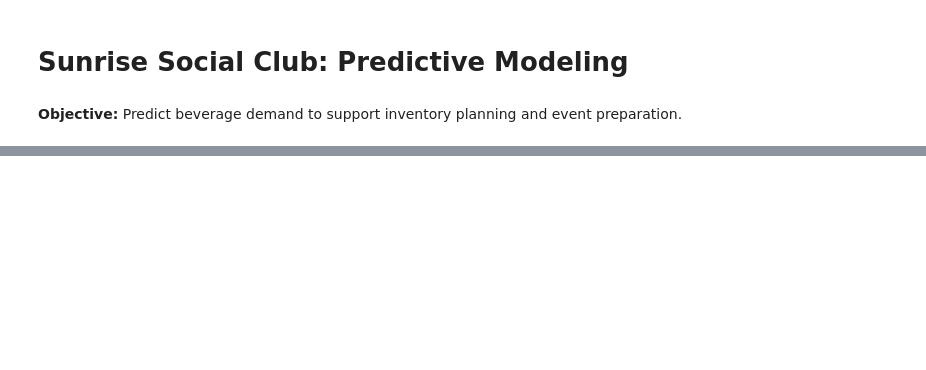
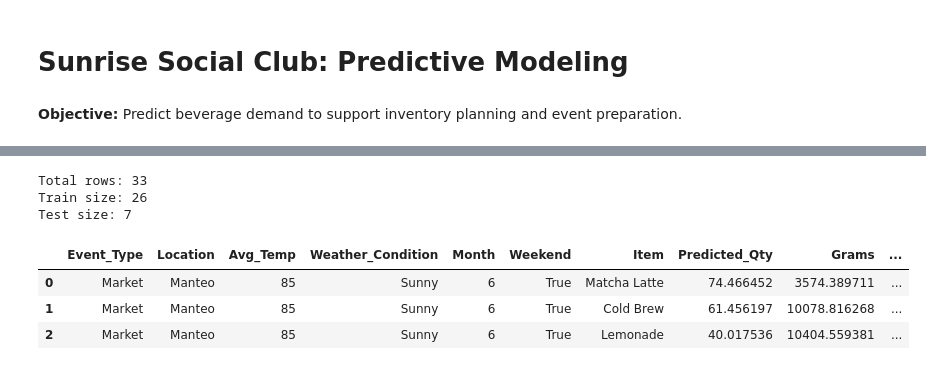
Before and after one commit to zoetankersley/sunrise_social_club, a Jupyter notebook: notebooks/modeling.ipynb, the cells around one changed output, grey strips where cells are left out. Saved outputs shown, nothing was run; the diff lists cells and outputs as text; code cells hidden in the pictures; blank space fills up the shorter version.

```diff
--- a/notebooks/modeling.ipynb
+++ b/notebooks/modeling.ipynb
@@ -238,0 +115,8 @@ Name: Predicted_Qty, dtype: float64
+# %%
+print("Total rows:", len(model_df))
+print("Train size:", len(X_train))
+print("Test size:", len(X_test))
+# %% [output]
+Total rows: 33
+Train size: 26
+Test size: 7
@@ -238,0 +165,38 @@ Name: Predicted_Qty, dtype: float64
+# %%
+event_input_raw = pd.DataFrame({
+    "Event_Type": ["Market"],
+    "Location": ["Manteo"],
+    "Avg_Temp": [85],
+    "Weather_Condition": ["Sunny"],
+    "Month": [6],
+    "Weekend": [True],
+})
+# %%
+def build_event_grid(event_input_raw):
+
+    items = ["Matcha Latte", "Cold Brew", "Lemonade"]
+
+    rows = []
+
+    for item in items:
+        row = event_input_raw.copy()
+        row["Item"] = item
+        rows.append(row)
+
+    return pd.concat(rows, ignore_index=True)
+# %%
+event_grid = build_event_grid(event_input_raw)
+
+event_encoded = pd.get_dummies(event_grid)
+event_encoded = event_encoded.reindex(columns=X.columns, fill_value=0)
+
+event_grid["Predicted_Qty"] = lr.predict(event_encoded)
+# %%
+result = inventory_calculator(event_grid)
+# %%
+result
+# %% [output]
+|  | Event_Type | Location | Avg_Temp | Weather_Condition | Month | Weekend | Item | Predicted_Qty | Grams | ... |
+| 0 | Market | Manteo | 85 | Sunny | 6 | True | Matcha Latte | 74.466452 | 3574.389711 | ... |
+| 1 | Market | Manteo | 85 | Sunny | 6 | True | Cold Brew | 61.456197 | 10078.816268 | ... |
+| 2 | Market | Manteo | 85 | Sunny | 6 | True | Lemonade | 40.017536 | 10404.559381 | ... |
```
Also changed, not shown: parts of 42 cells of this notebook, 6 other files.
